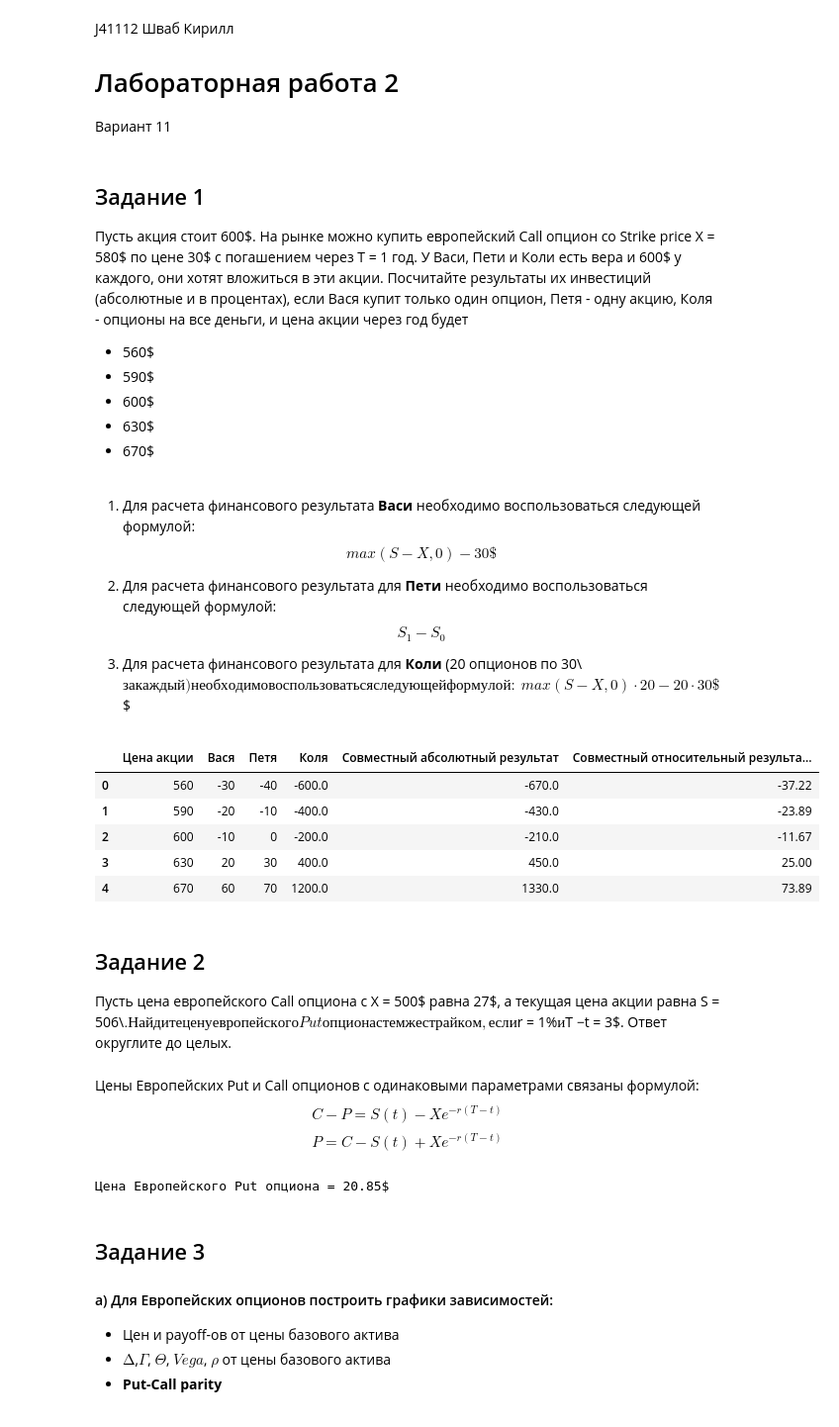
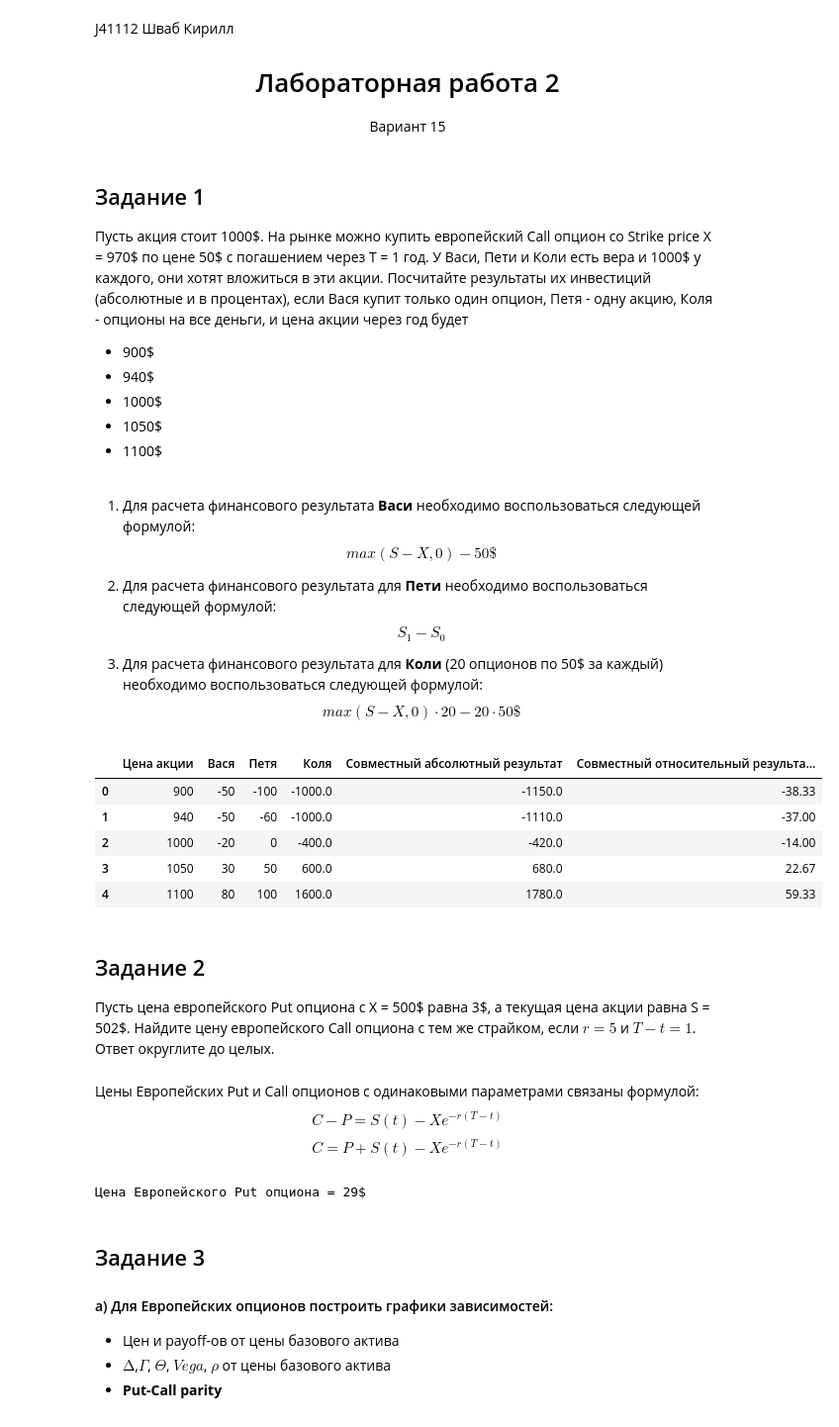
Before and after one commit to CyberCheshir/FinMath, a Jupyter notebook: Лабораторная 2.ipynb, the cells around one changed output. Shown at 99% size. Drawn from its saved outputs; the diff is of its cells as text; code cells hidden in the pictures.

```diff
--- a/Лабораторная 2.ipynb
+++ b/Лабораторная 2.ipynb
@@ -1,39 +1,39 @@
 # %% [markdown]
 J41112 Шваб Кирилл
-# Лабораторная работа 2
-Вариант 11
+# <center>Лабораторная работа 2</center>
+<center>Вариант 15</center>
 # %% [markdown]
 ## Задание 1
 
-Пусть акция стоит 600\$. На рынке можно купить европейский Call опцион со Strike price
-X = 580\$ по цене 30\$ с погашением через T = 1 год. У Васи, Пети и Коли есть вера и 600\$ у
+Пусть акция стоит 1000\$. На рынке можно купить европейский Call опцион со Strike price
+X = 970\$ по цене 50\$  с погашением через T = 1 год. У Васи, Пети и Коли есть вера и 1000\$ у
 каждого, они хотят вложиться в эти акции. Посчитайте результаты их инвестиций (абсолютные
 и в процентах), если Вася купит только один опцион, Петя - одну акцию, Коля - опционы на
 все деньги, и цена акции через год будет
 
-- 560\$
-- 590\$
-- 600\$
-- 630\$
-- 670\$
+- 900\$
+- 940\$
+- 1000\$
+- 1050\$
+- 1100\$
 # %% [markdown]
 1. Для расчета финансового результата <strong>Васи</strong> необходимо воспользоваться следующей формулой:
-$$max(S-X, 0)- 30\$ $$
+$$max(S-X, 0)- 50\$ $$
 
 2. Для расчета финансового результата для <strong>Пети</strong> необходимо воспользоваться следующей формулой:
 $$S_1-S_0$$
 
 
-3. Для расчета финансового результата для <strong>Коли</strong> (20 опционов по 30\\$ за каждый) необходимо воспользоваться следующей формулой:
- $$max(S - X , 0)\cdot20-20\cdot30\$ $$
+3. Для расчета финансового результата для <strong>Коли</strong> (20 опционов по 50\$ за каждый) необходимо воспользоваться следующей формулой:
+ $$max(S - X , 0)\cdot20-20\cdot50\$ $$
 # %%
 import pandas as pd
 import numpy as np
 
-money = 600
-strike_price = 580
-euro_call = 30
-prices = np.array([560, 590, 600, 630, 670])
+money = 1000 # цена акции
+strike_price = 970 # цена экспирации
+euro_call = 50 # цена за опцион
+prices = np.array([900, 940, 1000, 1050, 1100]) # цены акций через год
 
 
 def vasya_result(x, s, euro_call):
@@ -45,60 +45,60 @@ def petya_result(s1, s0):
 
 
 def kolya_result(x, s, euro_call):
         return (money/euro_call) * (max(s - x, 0) - euro_call)
 
 
 def exercise_1(s0, x, euro_call, spot_prices: np.array) -> pd.DataFrame:
         """Задание 1. Инвестиции"""
         # значения для Васи
         vasya = np.array([vasya_result(x, s, euro_call) for s in spot_prices])
         # значения для Пети
         petya =  np.array([petya_result(s1, s0) for s1 in spot_prices])
         # значения для Коли
         kolya = np.array([kolya_result(x,s,euro_call) for s in spot_prices])
 
         # Совместные результаты
         result_absolute = vasya + petya + kolya
         result_relative  = np.round(100 * result_absolute / (3 * s0),2)
 
         book = {'Цена акции': spot_prices,
                 'Вася': vasya,
                 'Петя': petya,
                 'Коля': kolya,
                 'Совместный абсолютный результат': result_absolute,
                 'Совместный относительный результат, %': result_relative}
         return pd.DataFrame(book)
 
 exercise_1(money, strike_price,euro_call,prices)
 # %% [output]
 |  | Цена акции | Вася | Петя | Коля | Совместный абсолютный результат | Совместный относительный результа... |
-| 0 | 560 | -30 | -40 | -600.0 | -670.0 | -37.22 |
-| 1 | 590 | -20 | -10 | -400.0 | -430.0 | -23.89 |
-| 2 | 600 | -10 | 0 | -200.0 | -210.0 | -11.67 |
-| 3 | 630 | 20 | 30 | 400.0 | 450.0 | 25.00 |
-| 4 | 670 | 60 | 70 | 1200.0 | 1330.0 | 73.89 |
+| 0 | 900 | -50 | -100 | -1000.0 | -1150.0 | -38.33 |
+| 1 | 940 | -50 | -60 | -1000.0 | -1110.0 | -37.00 |
+| 2 | 1000 | -20 | 0 | -400.0 | -420.0 | -14.00 |
+| 3 | 1050 | 30 | 50 | 600.0 | 680.0 | 22.67 |
+| 4 | 1100 | 80 | 100 | 1600.0 | 1780.0 | 59.33 |
 # %% [markdown]
 ## Задание 2
-Пусть цена европейского Call опциона с X = 500\$ равна 27\$, а текущая цена акции pавна
-S = 506\\$. Найдите цену европейского Put опциона с тем же страйком, если $r = 1%$ и $T −t = 3$.
+Пусть цена европейского Put опциона с X = 500\$ равна 3\$, а текущая цена акции pавна
+S = 502\$. Найдите цену европейского Call опциона с тем же страйком, если $r = 5%$ и $T −t = 1$.
 Ответ округлите до целых.
 # %% [markdown]
 Цены Европейских Put и Call опционов с одинаковыми параметрами связаны формулой: $$C-P=S(t)-Xe^{-r(T-t)}$$
-$$P = C - S(t)+Xe^{-r(T-t)}$$
+$$C = P + S(t)-Xe^{-r(T-t)}$$
 # %%
 from math import exp
 def exercise_2():
     """Задание 2. Найти Put опцион из уравнения"""
-    x = 500
-    r =1/100
-    dt = 3
-    s_t = 506
-    call = 27
-    euro_put = call - s_t + x * exp(-(r/100) * (dt))
-    return round(euro_put, 2)
+    x = 500 # страйк цена
+    r = 5 # процент чего?
+    dt = 1 # время для исполнения
+    s_t = 502 # форвардная или не форвардная цена ?
+    put = 3 # цена за пут опцион
+    euro_call = put + s_t - x* exp(-(r/100)*dt)
+    return round(euro_call)
 print(f'Цена Европейского Put опциона = {exercise_2()}$')
 # %% [output]
-Цена Европейского Put опциона = 20.85$
+Цена Европейского Put опциона = 29$
 # %% [markdown]
 ## Задание 3
 
```
Also changed, not shown: parts of 12 cells of this notebook, 1 other file.
